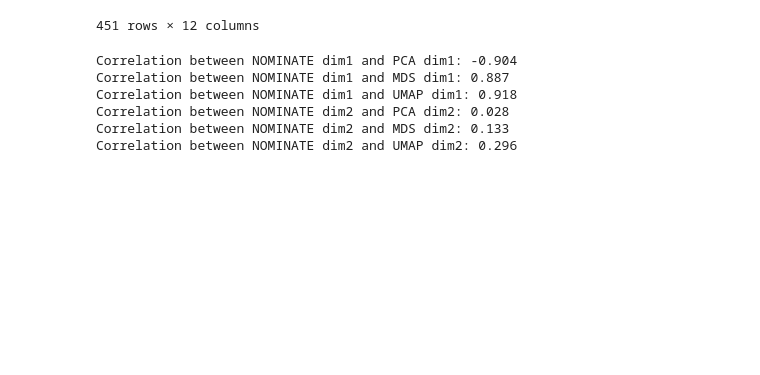
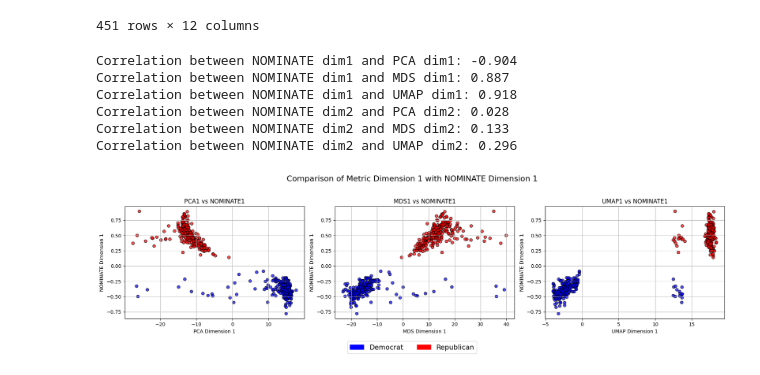
Before and after one commit to Lukas1930/Polarization, a Jupyter notebook: data/USA/US_opinion_plot.ipynb, the cells around one changed output. Saved outputs shown, nothing was run; the diff lists cells and outputs as text; code cells hidden in the pictures; blank space fills up the shorter version.

```diff
--- a/data/USA/US_opinion_plot.ipynb
+++ b/data/USA/US_opinion_plot.ipynb
@@ -97,3 +97,44 @@ Correlation between NOMINATE dim1 and UMAP dim1: 0.918
 Correlation between NOMINATE dim2 and PCA dim2: 0.028
 Correlation between NOMINATE dim2 and MDS dim2: 0.133
 Correlation between NOMINATE dim2 and UMAP dim2: 0.296
+# %%
+import matplotlib.pyplot as plt
+
+fig, axes = plt.subplots(1, 3, figsize=(18, 5))
+fig.suptitle('Comparison of Metric Dimension 1 with NOMINATE Dimension 1', fontsize=16)
+
+# PCA1 vs NOMINATE1
+axes[0].scatter(merged_data['pca_1'], merged_data['nominate_dim1'],
+                c=merged_data['party_code'].map({100: 'blue', 200: 'red'}), alpha=0.7, edgecolor='k')
+axes[0].set_xlabel('PCA Dimension 1')
+axes[0].set_ylabel('NOMINATE Dimension 1')
+axes[0].set_title('PCA1 vs NOMINATE1')
+axes[0].grid(True)
+
+# MDS1 vs NOMINATE1
+axes[1].scatter(merged_data['mds_1'], merged_data['nominate_dim1'],
+                c=merged_data['party_code'].map({100: 'blue', 200: 'red'}), alpha=0.7, edgecolor='k')
+axes[1].set_xlabel('MDS Dimension 1')
+axes[1].set_ylabel('NOMINATE Dimension 1')
+axes[1].set_title('MDS1 vs NOMINATE1')
+axes[1].grid(True)
+
+# UMAP1 vs NOMINATE1
+axes[2].scatter(merged_data['umap_1'], merged_data['nominate_dim1'],
+                c=merged_data['party_code'].map({100: 'blue', 200: 'red'}), alpha=0.7, edgecolor='k')
+axes[2].set_xlabel('UMAP Dimension 1')
+axes[2].set_ylabel('NOMINATE Dimension 1')
+axes[2].set_title('UMAP1 vs NOMINATE1')
+axes[2].grid(True)
+
+# Custom legend
+handles = [
+    mpatches.Patch(color='blue', label='Democrat'),
+    mpatches.Patch(color='red', label='Republican')
+]
+fig.legend(handles=handles, loc='lower center', ncol=2, fontsize=14, frameon=True, bbox_to_anchor=(0.5, -0.05))
+
+plt.tight_layout(rect=[0, 0.05, 1, 0.95])
+plt.show()
+# %% [output]
+[figure, added]
```
